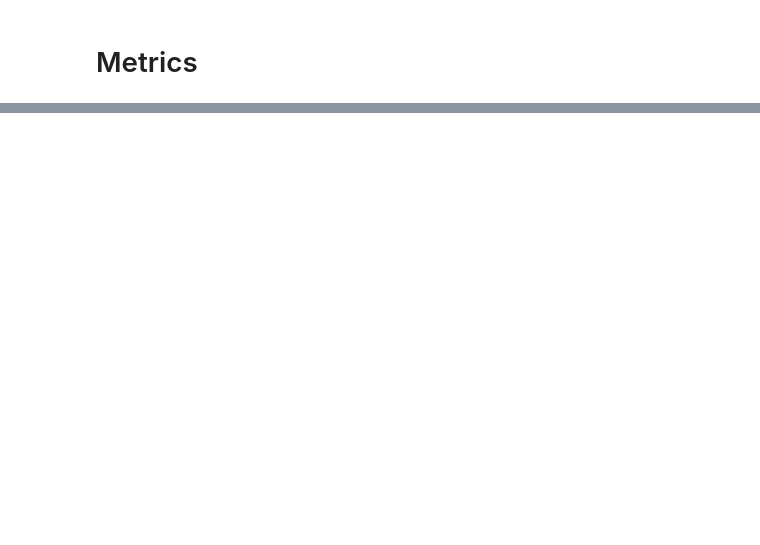
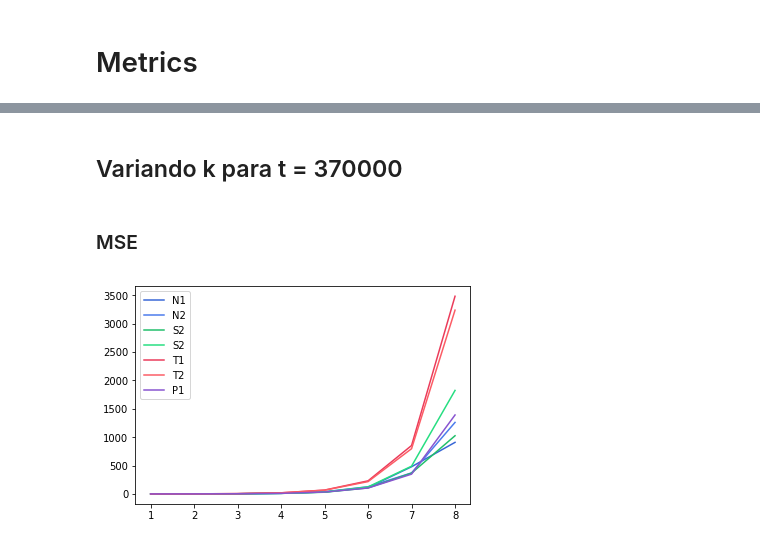
Before and after one commit to FerFrassia/Stego, a Jupyter notebook: scripts/Stego.ipynb, the cells around one changed output, grey strips where cells are left out. Cells and saved outputs as stored; diff of their text form; code cells hidden in the pictures; blank space fills up the shorter version.

```diff
--- a/scripts/Stego.ipynb
+++ b/scripts/Stego.ipynb
@@ -71,0 +44,8 @@ metrics_df
+# %% [markdown]
+## Variando k para t = 370000
+# %% [markdown]
+### MSE
+# %%
+plot(370000, 'mse')
+# %% [output]
+[figure, added]
```
Also changed, not shown: parts of 20 cells of this notebook.
